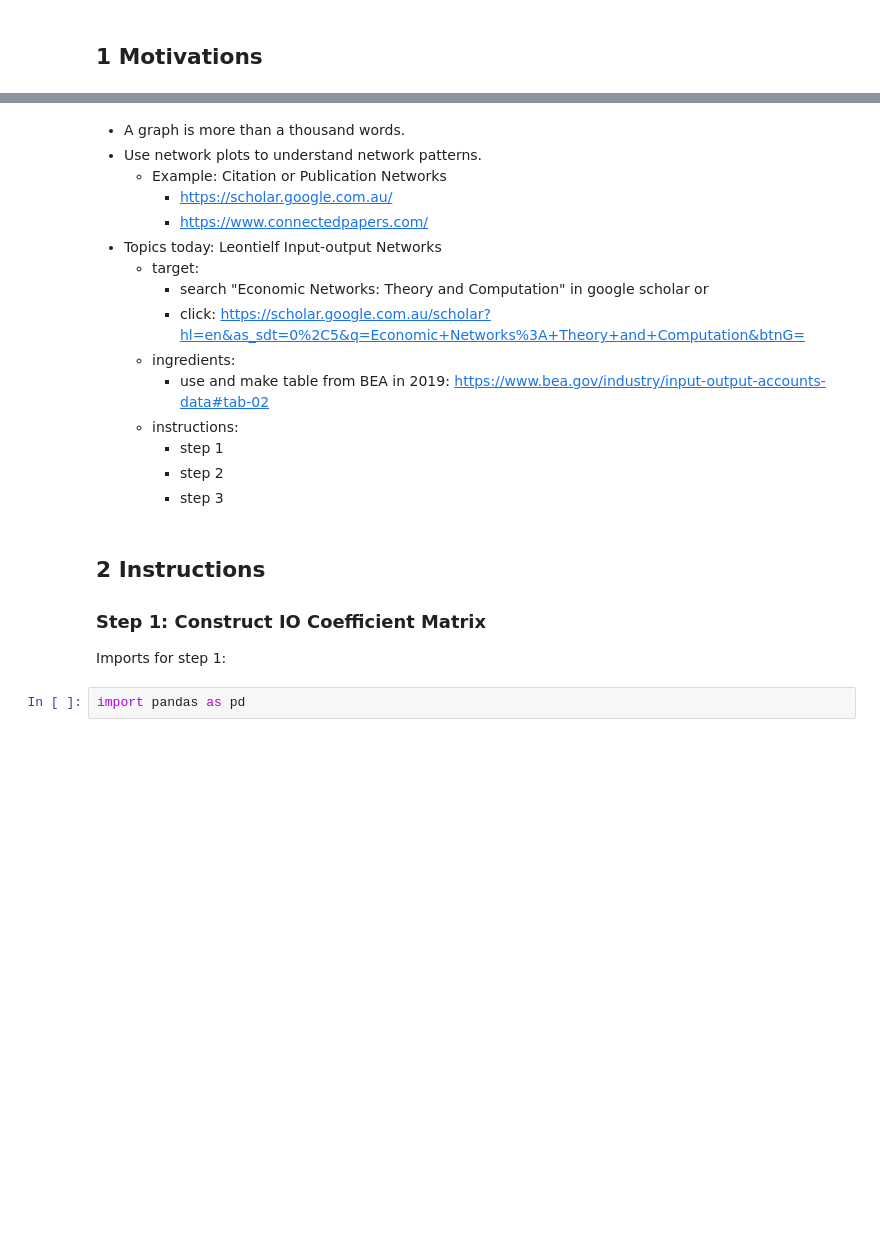
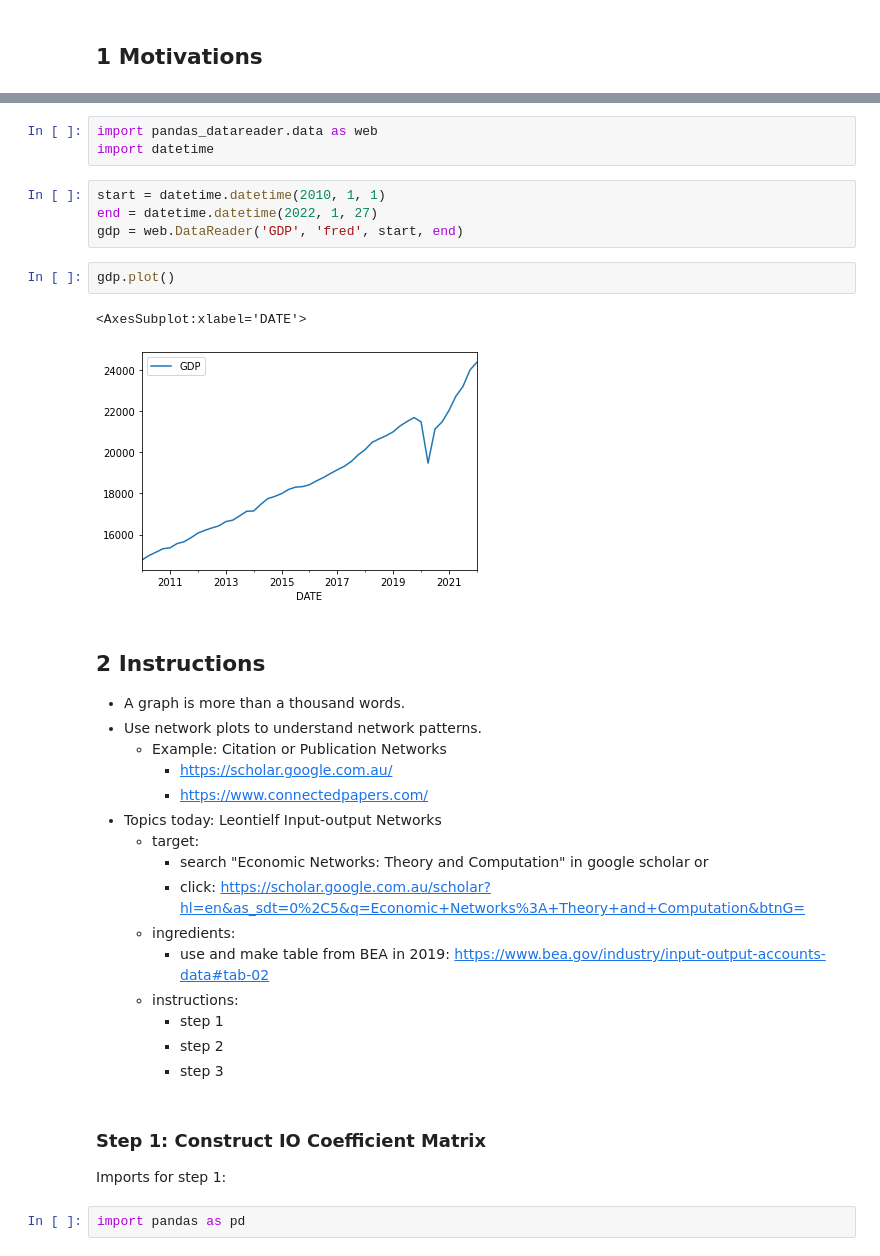
Before and after one commit to QuantEcon/rse_comp_econ_2022, a Jupyter notebook: shu_part/generating_input_output_networks_using_us_data.ipynb, the cells around one changed output, grey strips where cells are left out. Saved outputs shown, nothing was run; the diff lists cells and outputs as text; blank space fills up the shorter version.

```diff
--- a/shu_part/generating_input_output_networks_using_us_data.ipynb
+++ b/shu_part/generating_input_output_networks_using_us_data.ipynb
@@ -11,4 +26,19 @@ This notebook visualises the input-output networks using US data and [NetworkX](
+# %%
+import pandas_datareader.data as web
+import datetime
+# %%
+start = datetime.datetime(2010, 1, 1)
+end = datetime.datetime(2022, 1, 27)
+gdp = web.DataReader('GDP', 'fred', start, end)
+# %%
+gdp.plot()
+# %% [output]
+<AxesSubplot:xlabel='DATE'>
+[figure, added]
 # %% [markdown]
+## 2 Instructions
+
+
 - A graph is more than a thousand words.
 - Use network plots to understand network patterns.
     - Example: Citation or Publication Networks
@@ -25,8 +55,6 @@ This notebook visualises the input-output networks using US data and [NetworkX](
         - step 2
         - step 3
 # %% [markdown]
-## 2 Instructions
-
 ### Step 1: Construct IO Coefficient Matrix
 
 Imports for step 1:
```
Also changed, not shown: parts of 3 cells of this notebook, 1 other file.
